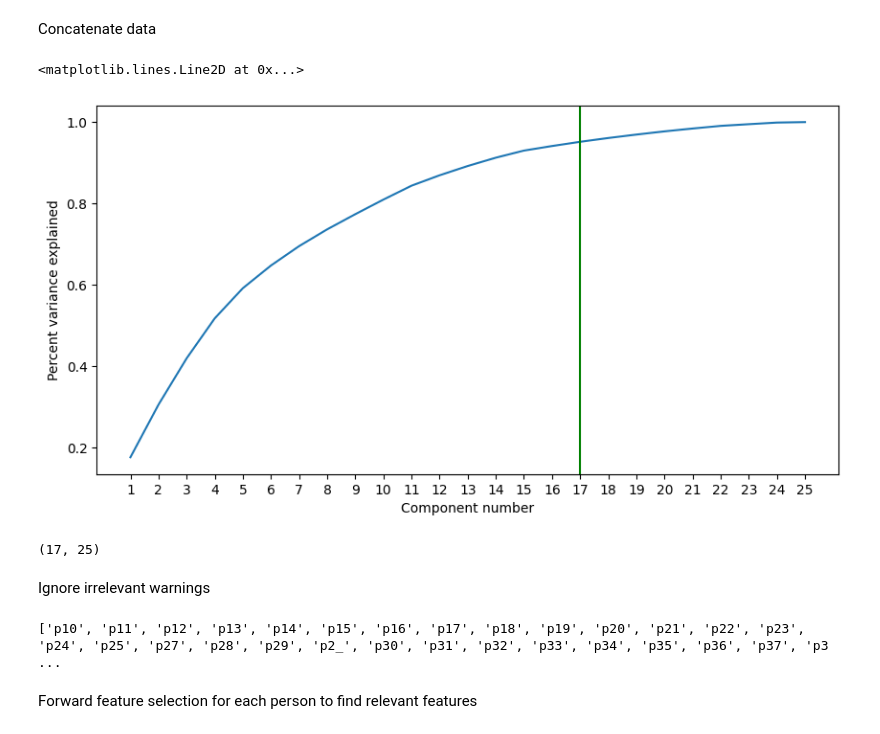
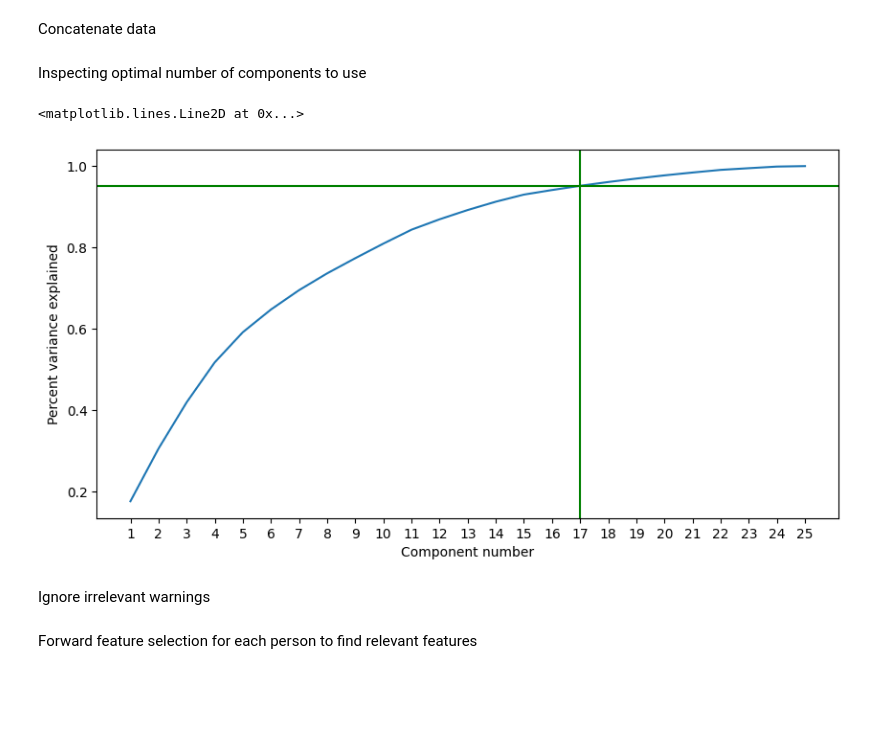
Before and after one commit to cdhvilsted/Bachelor_project_2024, a Jupyter notebook: cross_val_pipeline_individual.ipynb, the cells around one changed output. Drawn from its saved outputs; the diff is of its cells as text; code cells hidden in the pictures; blank space fills up the shorter version.

```diff
--- a/cross_val_pipeline_individual.ipynb
+++ b/cross_val_pipeline_individual.ipynb
@@ -68,30 +68,25 @@ for file in os.listdir(folder):
 data_for_pca = pd.concat(all_data)
 pca = sklearn.decomposition.PCA(n_components=0.95)
 components = pca.fit(data_for_pca[m_list]).components_
+# %% [markdown]
+Inspecting optimal number of components to use
 # %%
 #done with all components
 exp_var = pca.explained_variance_ratio_
 plt.figure(figsize = (10, 5))
 plt.plot(np.arange(1,26,1), exp_var.cumsum())
 plt.xticks(np.arange(1,26,1))
 plt.xlabel('Component number')
 plt.ylabel('Percent variance explained')
 plt.axvline(17, color='g')
+plt.axhline(0.95, color='g')
 # %% [output]
 <matplotlib.lines.Line2D at 0x...>
-[figure, old version]
+[figure, new version]
-# %%
-print(components.shape)
-# %% [output]
-(17, 25)
 # %% [markdown]
 Ignore irrelevant warnings
 # %%
 warnings.filterwarnings(action='ignore', category=FutureWarning)
-# %%
-print(patient_numbers)
-# %% [output]
-['p10', 'p11', 'p12', 'p13', 'p14', 'p15', 'p16', 'p17', 'p18', 'p19', 'p20', 'p21', 'p22', 'p23', 'p24', 'p25', 'p27', 'p28', 'p29', 'p2_', 'p30', 'p31', 'p32', 'p33', 'p34', 'p35', 'p36', 'p37', 'p3 ...
 # %% [markdown]
 Forward feature selection for each person to find relevant features
 # %%
```
Also changed, not shown: parts of 24 cells of this notebook, 1 other file.
